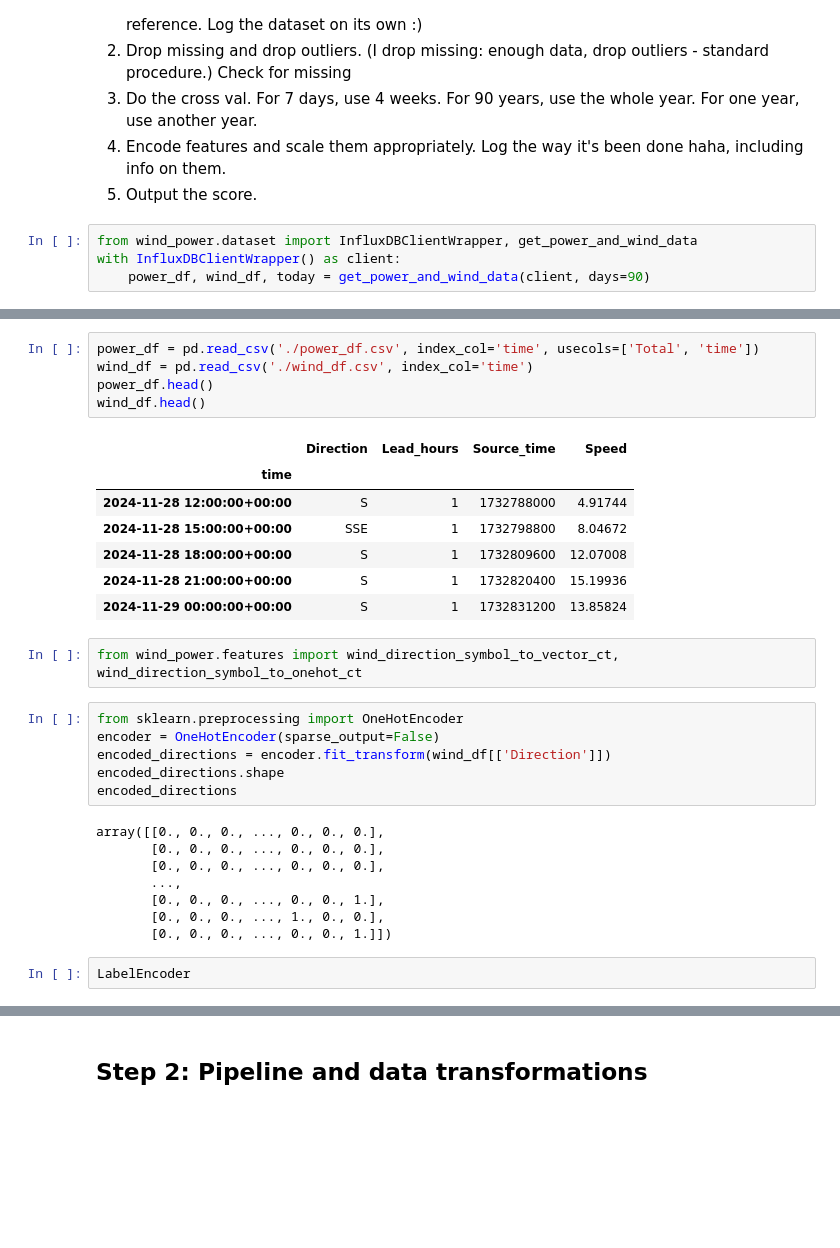
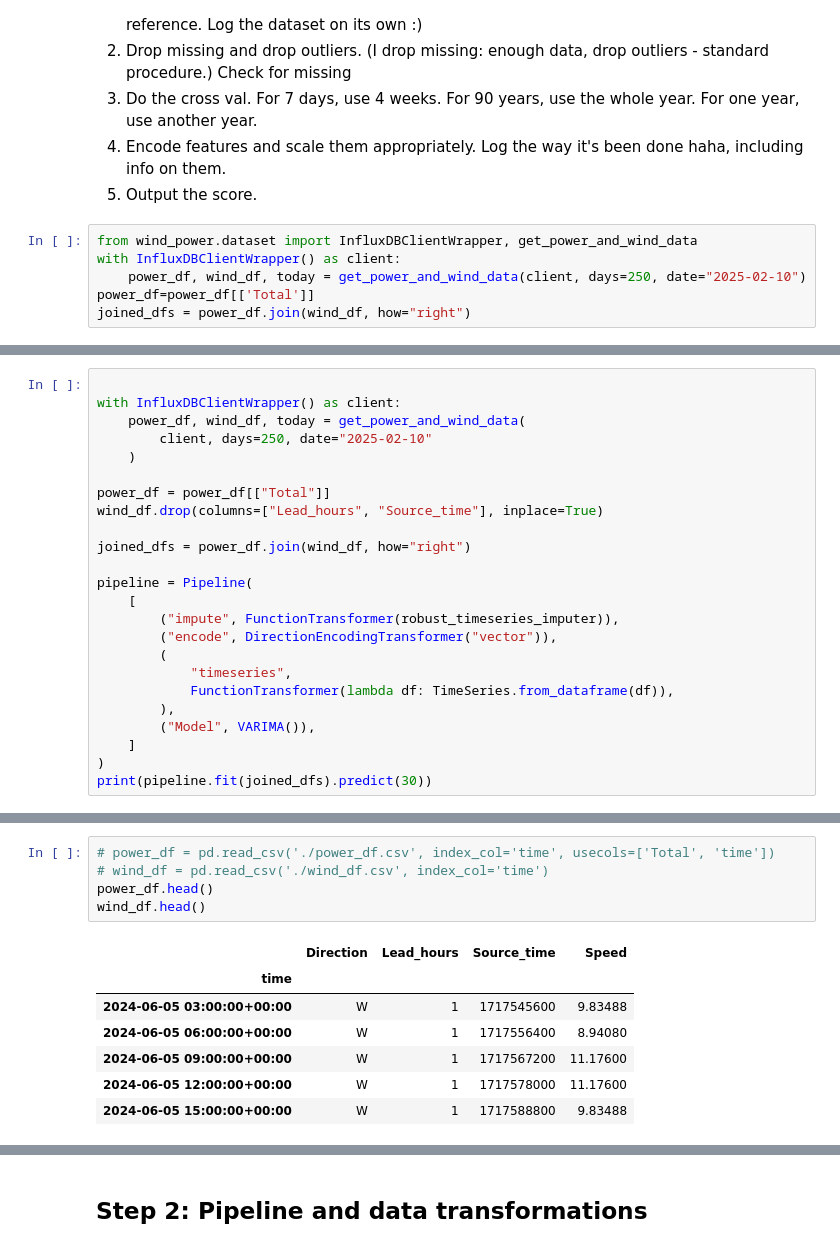
Before and after one commit to PLtier/Wind_Prediction_LSDA, a Jupyter notebook: notebooks/Assignment_1-Tutorial.ipynb, the cells around one changed output, grey strips where cells are left out. Cells and saved outputs as stored; diff of their text form; blank space fills up the shorter version.

```diff
--- a/notebooks/Assignment_1-Tutorial.ipynb
+++ b/notebooks/Assignment_1-Tutorial.ipynb
@@ -424,4 +423,6 @@ For each model:
 # %%
 from wind_power.dataset import InfluxDBClientWrapper, get_power_and_wind_data
 with InfluxDBClientWrapper() as client:
-    power_df, wind_df, today = get_power_and_wind_data(client, days=90)
+    power_df, wind_df, today = get_power_and_wind_data(client, days=250, date="2025-02-10")
+power_df=power_df[['Total']]
+joined_dfs = power_df.join(wind_df, how="right")
@@ -427,0 +465,24 @@ with InfluxDBClientWrapper() as client:
+# %%
+
+with InfluxDBClientWrapper() as client:
+    power_df, wind_df, today = get_power_and_wind_data(
+        client, days=250, date="2025-02-10"
+    )
+
+power_df = power_df[["Total"]]
+wind_df.drop(columns=["Lead_hours", "Source_time"], inplace=True)
+
+joined_dfs = power_df.join(wind_df, how="right")
+
+pipeline = Pipeline(
+    [
+        ("impute", FunctionTransformer(robust_timeseries_imputer)),
+        ("encode", DirectionEncodingTransformer("vector")),
+        (
+            "timeseries",
+            FunctionTransformer(lambda df: TimeSeries.from_dataframe(df)),
+        ),
+        ("Model", VARIMA()),
+    ]
+)
+print(pipeline.fit(joined_dfs).predict(30))
@@ -428,31 +498,13 @@ with InfluxDBClientWrapper() as client:
 # %%
-power_df = pd.read_csv('./power_df.csv', index_col='time', usecols=['Total', 'time'])
-wind_df = pd.read_csv('./wind_df.csv', index_col='time')
+# power_df = pd.read_csv('./power_df.csv', index_col='time', usecols=['Total', 'time'])
+# wind_df = pd.read_csv('./wind_df.csv', index_col='time')
 power_df.head()
 wind_df.head()
 # %% [output]
 |  | Direction | Lead_hours | Source_time | Speed |
 | time |  |  |  |  |
-| 2024-11-28 12:00:00+00:00 | S | 1 | 1732788000 | 4.91744 |
-| 2024-11-28 15:00:00+00:00 | SSE | 1 | 1732798800 | 8.04672 |
-| 2024-11-28 18:00:00+00:00 | S | 1 | 1732809600 | 12.07008 |
-| 2024-11-28 21:00:00+00:00 | S | 1 | 1732820400 | 15.19936 |
-| 2024-11-29 00:00:00+00:00 | S | 1 | 1732831200 | 13.85824 |
+| 2024-06-05 03:00:00+00:00 | W | 1 | 1717545600 | 9.83488 |
+| 2024-06-05 06:00:00+00:00 | W | 1 | 1717556400 | 8.94080 |
+| 2024-06-05 09:00:00+00:00 | W | 1 | 1717567200 | 11.17600 |
+| 2024-06-05 12:00:00+00:00 | W | 1 | 1717578000 | 11.17600 |
+| 2024-06-05 15:00:00+00:00 | W | 1 | 1717588800 | 9.83488 |
-# %%
-from wind_power.features import wind_direction_symbol_to_vector_ct, wind_direction_symbol_to_onehot_ct
-# %%
-from sklearn.preprocessing import OneHotEncoder
-encoder = OneHotEncoder(sparse_output=False)
-encoded_directions = encoder.fit_transform(wind_df[['Direction']])
-encoded_directions.shape
-encoded_directions
-# %% [output]
-array([[0., 0., 0., ..., 0., 0., 0.],
-       [0., 0., 0., ..., 0., 0., 0.],
-       [0., 0., 0., ..., 0., 0., 0.],
-       ...,
-       [0., 0., 0., ..., 0., 0., 1.],
-       [0., 0., 0., ..., 1., 0., 0.],
-       [0., 0., 0., ..., 0., 0., 1.]])
-# %%
-LabelEncoder
```
Also changed, not shown: parts of 23 cells of this notebook, 1 other file.
